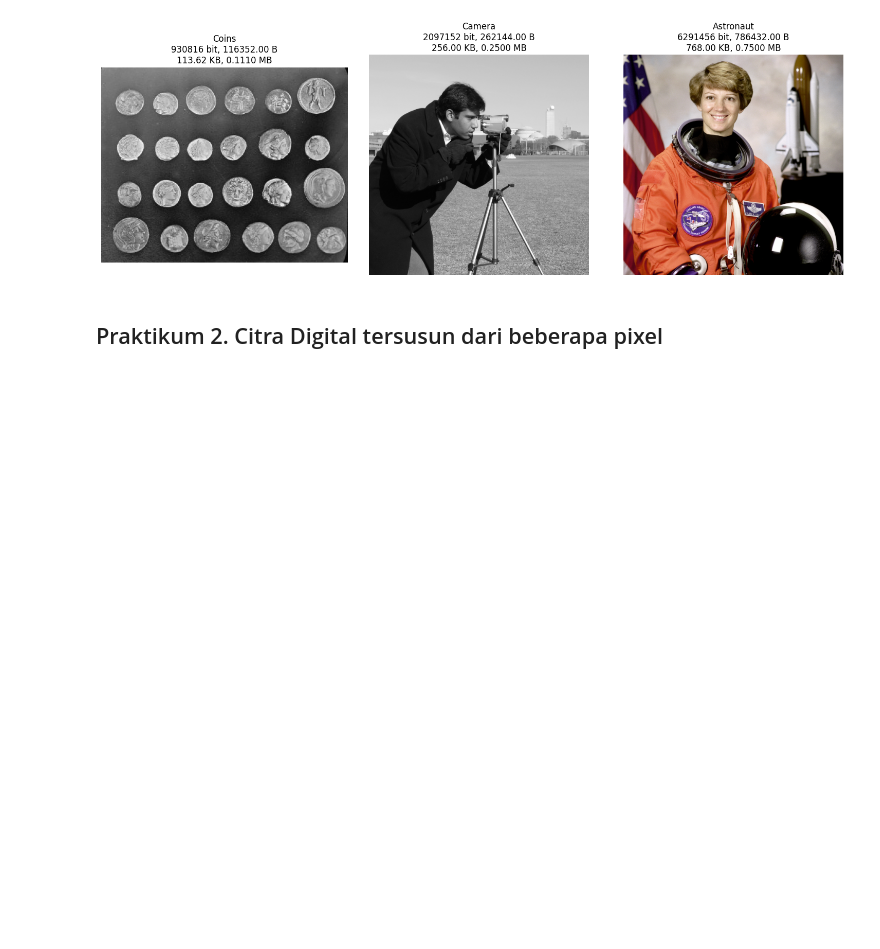
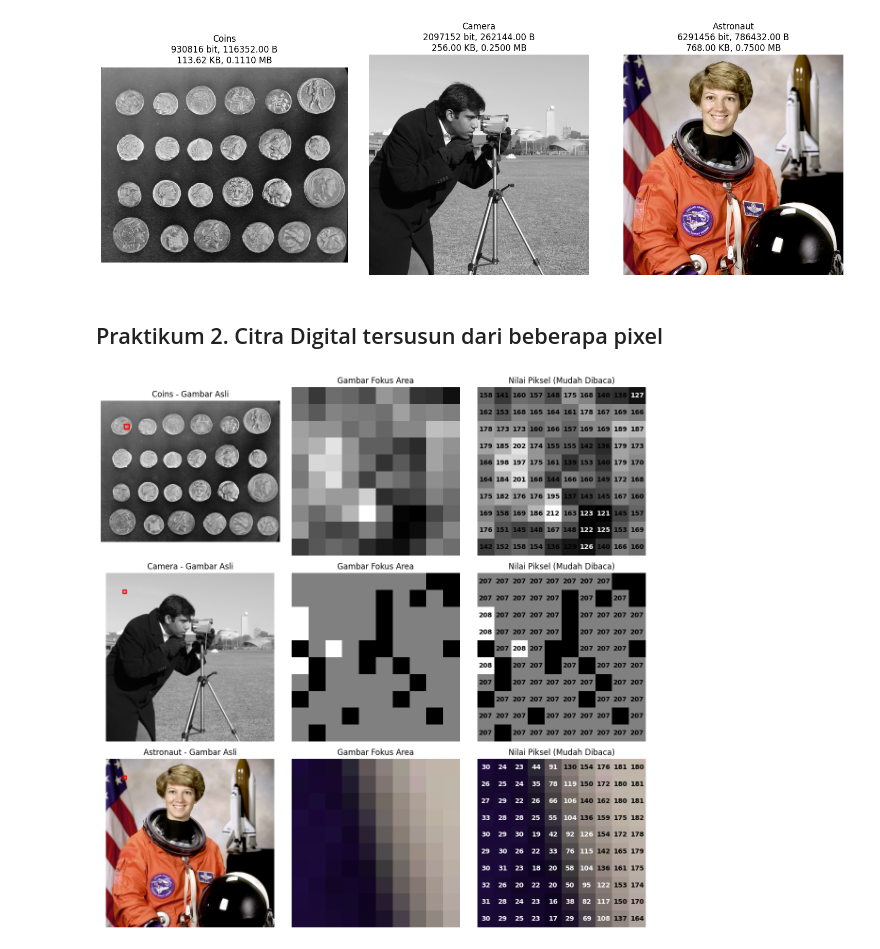
Before and after one commit to DycandX/2025-pengolahan-citra-ti2c, a Jupyter notebook: Jobsheet_01.ipynb, the cells around one changed output. Saved outputs shown, nothing was run; the diff lists cells and outputs as text; code cells hidden in the pictures; blank space fills up the shorter version.

```diff
--- a/Jobsheet_01.ipynb
+++ b/Jobsheet_01.ipynb
@@ -43,3 +43,57 @@ plt.show()
 [figure]
 # %% [markdown]
 ## Praktikum 2. Citra Digital tersusun dari beberapa pixel
+# %%
+import numpy as np
+import matplotlib.pyplot as plt
+from skimage import data
+
+# Menampilkan bagaimana citra digital tersusun dari piksel dengan area fokus yang ditandai
+fig, axes = plt.subplots(3, 3, figsize=(12, 12))
+
+# List gambar dan nama
+gambar_list = [gambar_coins, gambar_camera, gambar_astronaut]
+nama_list = ["Coins", "Camera", "Astronaut"]
+
+# Koordinat area kecil yang di-zoom
+x_start, x_end = 50, 60
+y_start, y_end = 50, 60
+
+for i, (img, nama) in enumerate(zip(gambar_list, nama_list)):
+    # Gambar asli
+    axes[i, 0].imshow(img, cmap='gray' if len(img.shape) == 2 else None)
+    axes[i, 0].set_title(f"{nama} - Gambar Asli")
+    axes[i, 0].axis('off')
+
+    # Tambahkan kotak merah untuk menunjukkan area yang difokuskan
+    rect_x = [x_start, x_end, x_end, x_start, x_start]
+    rect_y = [y_start, y_start, y_end, y_end, y_start]
+    axes[i, 0].plot(rect_x, rect_y, color="red", linewidth=2)
+
+    # Gambar fokus area
+    zoomed_img = img[y_start:y_end, x_start:x_end]
+    axes[i, 1].imshow(zoomed_img, cmap='gray' if len(img.shape) == 2 else None, interpolation='nearest')
+    axes[i, 1].set_title("Gambar Fokus Area")
+    axes[i, 1].axis('off')
+
+    # Menampilkan nilai piksel dalam area yang di-zoom (khusus RGB, gunakan rata-rata kanal)
+    axes[i, 2].imshow(zoomed_img, cmap='gray' if len(img.shape) == 2 else None, interpolation='nearest')
+
+    for y in range(zoomed_img.shape[0]):
+        for x in range(zoomed_img.shape[1]):
+            if len(img.shape) == 3:  # Jika RGB, ambil nilai rata-rata piksel untuk tampilan angka
+                pixel_value = np.mean(zoomed_img[y, x]).astype(int)
+            else:
+                pixel_value = zoomed_img[y, x]
+
+            # Pilih warna teks agar mudah dibaca di latar belakang
+            text_color = "white" if pixel_value < 128 else "black"
+            axes[i, 2].text(x, y, str(pixel_value), color=text_color, ha='center', va='center', fontsize=10, fontweight='bold')
+
+    axes[i, 2].set_title("Nilai Piksel (Mudah Dibaca)")
+    axes[i, 2].axis('off')
+
+plt.tight_layout()
+plt.show()
+# %% [output]
+[figure, added]
```
